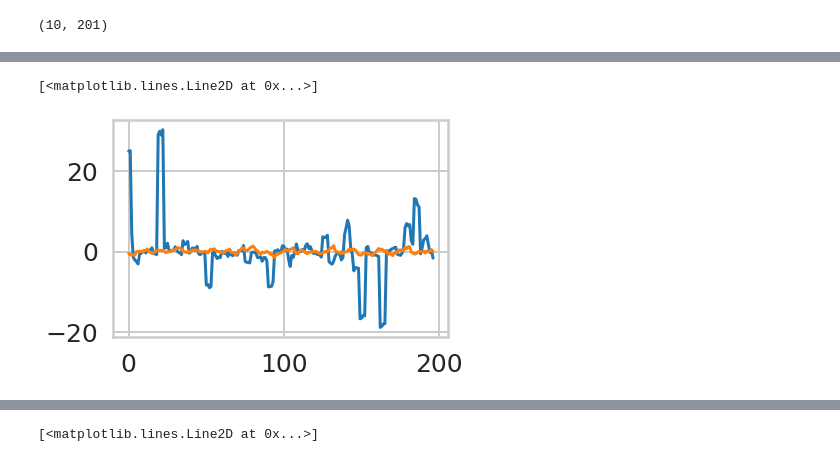
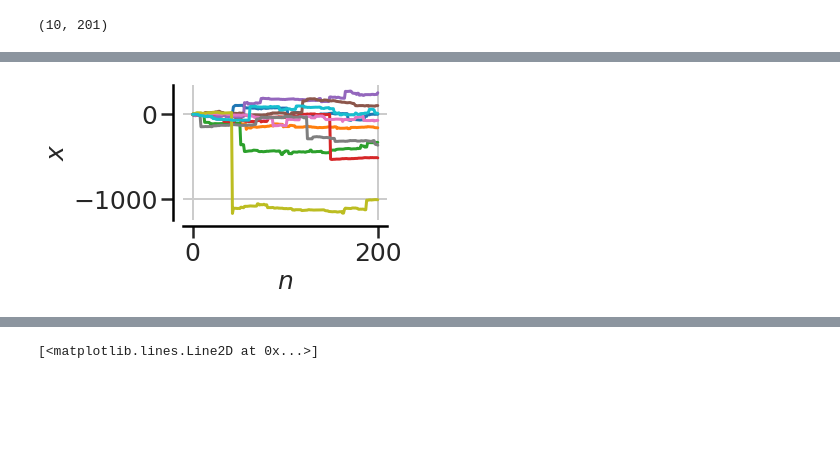
Before and after one commit to janweinreich/stoch_proc, a Jupyter notebook: random_walk.ipynb, the cells around one changed output, grey strips where cells are left out. Cells and saved outputs as stored; diff of their text form; code cells hidden in the pictures; blank space fills up the shorter version.

```diff
--- a/random_walk.ipynb
+++ b/random_walk.ipynb
@@ -374,11 +369,20 @@ for t in all_trj:
-# %%
-def running_mean(x, N):
-    cumsum = np.cumsum(np.insert(x, 0, 0))
-    return (cumsum[N:] - cumsum[:-N]) / float(N)
-
-
-plt.plot(running_mean(samples_cauchy, 4))
-plt.plot(running_mean(samples_gaussian, 4))
-# %% [output]
-[<matplotlib.lines.Line2D at 0x...>]
-[figure, removed]
+# %%
+fig,ax = plt.subplots()
+ax.spines['right'].set_color('none')
+ax.spines['top'].set_color('none')
+ax.spines['bottom'].set_position(('axes', -0.05))
+ax.spines['bottom'].set_color('black')
+ax.spines['left'].set_color('black')
+ax.yaxis.set_ticks_position('left')
+ax.xaxis.set_ticks_position('bottom')
+ax.spines['left'].set_position(('axes', -0.05))
+
+for t in all_trj:
+    ax.plot(t)
+
+ax.set_xlabel("$n$")
+ax.set_ylabel("$x$")
+fig.tight_layout(h_pad=0.0, pad=1.5)
+plt.savefig('./figures/JanWeinreich_P1_4a.png')
+# %% [output]
+[figure, added]
```
Also changed, not shown: parts of 4 cells of this notebook, 1 other file.
